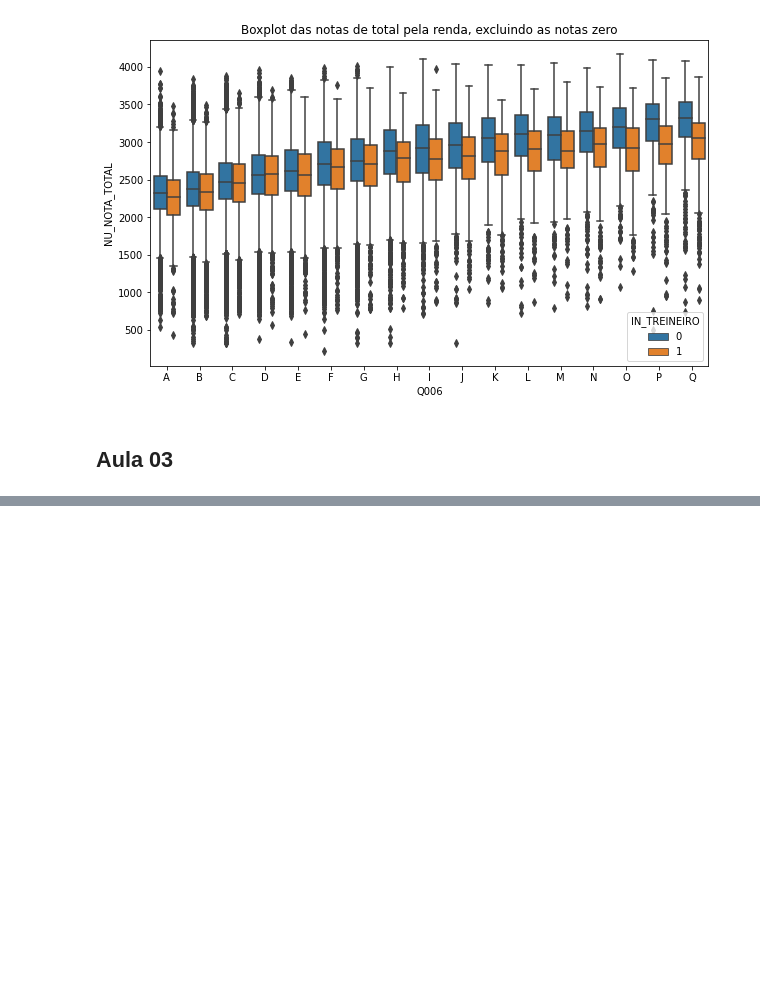
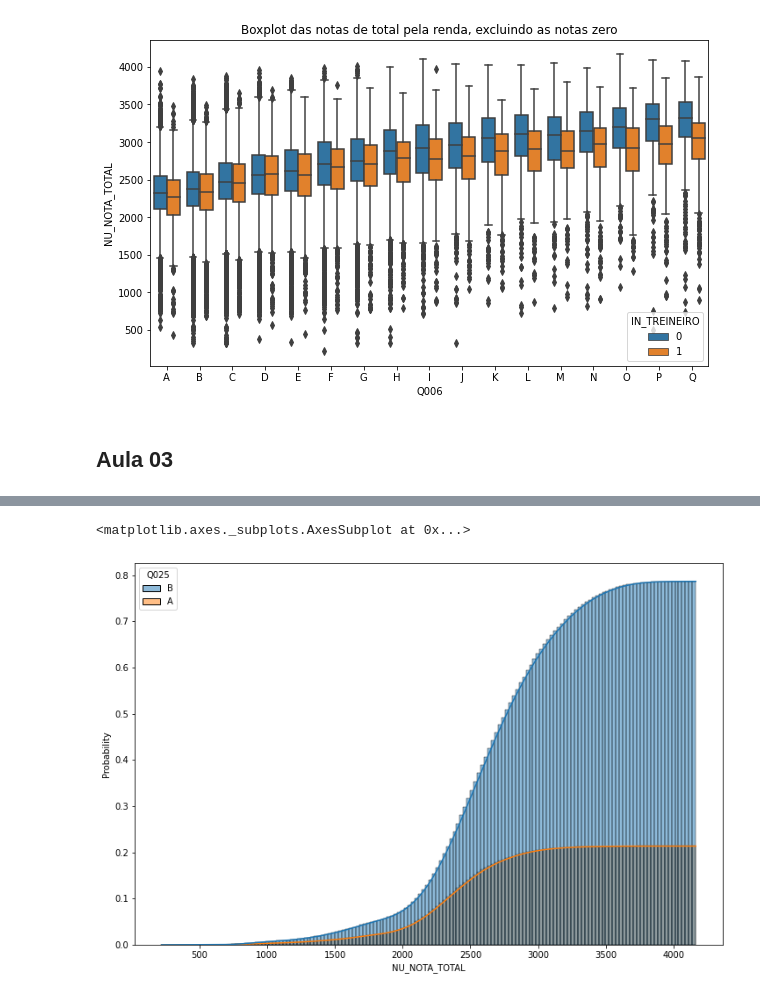
Before and after one commit to dan-primo/Imersao-Dados-Alura2, a Jupyter notebook: Imersao_Dados_Alura2.ipynb, the cells around one changed output, grey strips where cells are left out. Cells and saved outputs as stored; diff of their text form; code cells hidden in the pictures; blank space fills up the shorter version.

```diff
--- a/Imersao_Dados_Alura2.ipynb
+++ b/Imersao_Dados_Alura2.ipynb
@@ -411,0 +430,6 @@ Text(0.5, 1.0, 'Boxplot das notas de total pela renda, excluindo as notas zero')
+# %%
+plt.figure(figsize = (12, 8))
+sns.histplot(dados_sem_notas_zero, x = "NU_NOTA_TOTAL", hue="Q025", kde=True, stat="probability", cumulative=True)
+# %% [output]
+<matplotlib.axes._subplots.AxesSubplot at 0x...>
+[figure, added]
```
Also changed, not shown: parts of 8 cells of this notebook.
